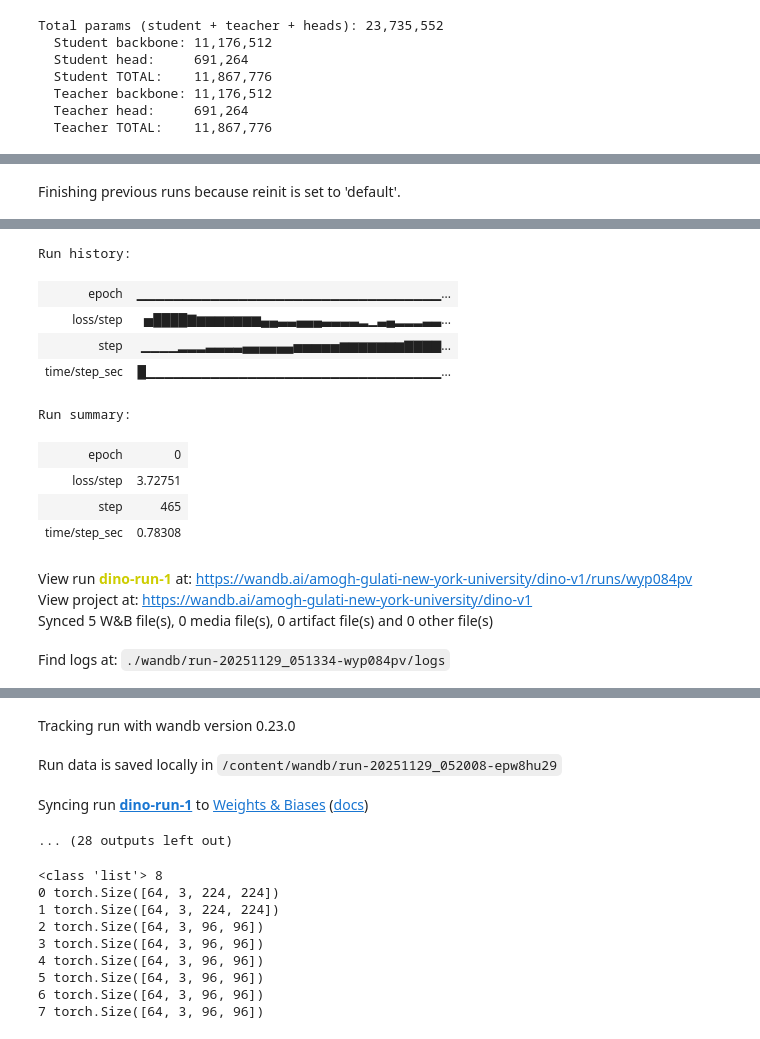
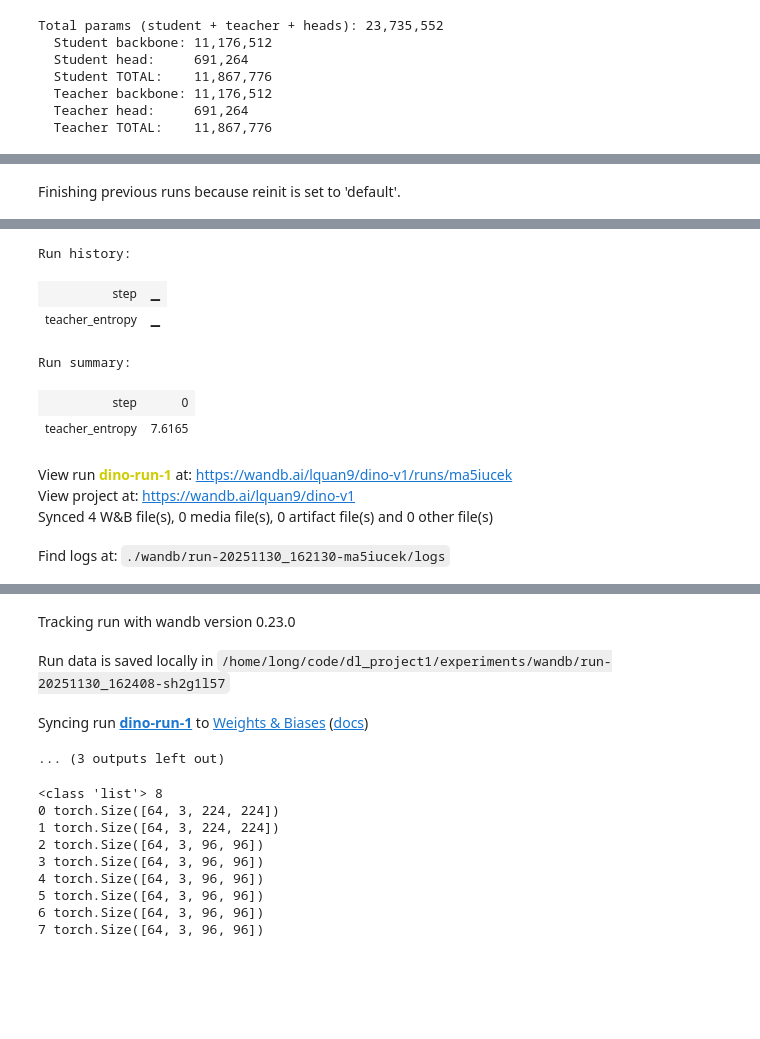
Before and after one commit to Photonf22/NYU-ds-ga-1008FinalProject, a Jupyter notebook: experiments/dino.ipynb, the cells around one changed output, grey strips where cells are left out. Drawn from its saved outputs; the diff is of its cells as text; code cells hidden in the pictures; blank space fills up the shorter version.

Commit message:
testing dino

```diff
--- a/experiments/dino.ipynb
+++ b/experiments/dino.ipynb
@@ -160,7 +159,7 @@ class DINO(torch.nn.Module):
         super().__init__()
         self.student_backbone = backbone
         self.student_head = DINOProjectionHead(
-            input_dim, 512, 64, 2048, freeze_last_layer=1
+            input_dim, 512, 64, 2048, freeze_last_layer=30
         )
         self.teacher_backbone = copy.deepcopy(backbone)
         self.teacher_head = DINOProjectionHead(input_dim, 512, 64, 2048)
@@ -187,7 +186,7 @@ input_dim = 512
 # %%
 model = DINO(backbone, input_dim)
 # %%
-device = "cuda" if torch.cuda.is_available() else "cpu"
+device = "cuda:2" if torch.cuda.is_available() else "cpu"
 model.to(device)
 # %% [output]
 DINO(
@@ -269,5 +283,16 @@ criterion = criterion.to(device)
 # %%
-optimizer = torch.optim.Adam(model.parameters(), lr=0.001)
+# optimizer = torch.optim.Adam(model.parameters(), lr=0.001)
+optimizer = torch.optim.AdamW(
+    model.parameters(),
+    lr=3e-4,
+    weight_decay=1e-4,
+    betas=(0.9, 0.95),
+)
+# %%
+def teacher_entropy(logits):
+    # logits: (B, C)
+    probs = torch.softmax(logits, dim=-1)
+    return -(probs * (probs + 1e-8).log()).sum(dim=-1).mean()
 # %%
 epochs = 100
 # %%
@@ -293,11 +315,12 @@ Drive already mounted at /content/drive; to attempt to forcibly remount, call dr
 # ---------- wandb init ----------
 # ---------- Project / save dir ----------
 PROJECT_NAME = "dino-v1"  # wandb project AND folder name
-save_dir = DRIVE_ROOT / PROJECT_NAME
+DRIVE_ROOT = "outputs"
+save_dir = Path(DRIVE_ROOT) / Path(PROJECT_NAME)
 save_dir.mkdir(parents=True, exist_ok=True)
 
 wandb.init(
-    entity="amogh-gulati-new-york-university",
+    entity="lquan9",
     project=PROJECT_NAME,
     name="dino-run-1",      # change run name if you like
 )
@@ -325,6 +348,14 @@ for epoch in range(epochs):
         # teacher only on global crops
         teacher_out = [model.forward_teacher(v) for v in global_views]
 
+        # Inside training loop, after computing teacher_out
+        with torch.no_grad():
+        # teacher_out is a list of tensors for the two global crops, same shape
+            t_logits = teacher_out[0]  # (B, 2048)
+            ent = teacher_entropy(t_logits)
+            if global_step % 100 == 0:
+                wandb.log({"teacher_entropy": ent.item(), "step": global_step})
+
         # student on all crops (global + local)
         student_out = [model.forward(v) for v in views]
 
@@ -332,7 +363,11 @@ for epoch in range(epochs):
         total_loss += loss.detach()
 
         loss.backward()
+
+        # freeze_epochs = 30  # instead of relying on default 1 epoch
+
         model.student_head.cancel_last_layer_gradients(current_epoch=epoch)
+
         optimizer.step()
         optimizer.zero_grad()
 
@@ -348,51 +383,47 @@ for epoch in range(epochs):
         )
 
         global_step += 1
         step_start = time.time()
 
     avg_loss = total_loss / len(dataloader)
     print(f"epoch: {epoch:>02}, loss: {avg_loss:.5f}")
 
     # ---- wandb logging ----
     wandb.log({
         "loss/train": avg_loss,
         "epoch": epoch,
     })
 
     # ---- Save checkpoint to Drive (always same filename) ----
     ckpt_path = save_dir / f"{PROJECT_NAME}_latest.pt"
     torch.save(
         {
             "epoch": epoch,
             "model_state": model.state_dict(),
             "optimizer_state": optimizer.state_dict(),
             "avg_loss": avg_loss,
         },
         ckpt_path,
     )
     print(f"✓ Saved checkpoint: {ckpt_path}")
 # %% [output]
 Finishing previous runs because reinit is set to 'default'.
 [interactive output not drawn]
 Run history:
-| epoch | ▁▁▁▁▁▁▁▁▁▁▁▁▁▁▁▁▁▁▁▁▁▁▁▁▁▁▁▁▁▁▁▁▁... |
-| loss/step | ▅████▇▆▆▆▆▆▆▆▄▄▃▃▄▄▄▃▃▃▃▂▁▃▄▂▂▂▃▃... |
-| step | ▁▁▁▁▂▂▂▃▃▃▃▄▄▄▄▄▄▅▅▅▅▅▆▆▆▆▆▆▆▇▇▇▇... |
-| time/step_sec | █▁▁▁▁▁▁▁▁▁▁▁▁▁▁▁▁▁▁▁▁▁▁▁▁▁▁▁▁▁▁▁▁... |
+| step | ▁ |
+| teacher_entropy | ▁ |
 Run summary:
-| epoch | 0 |
-| loss/step | 3.72751 |
-| step | 465 |
-| time/step_sec | 0.78308 |
+| step | 0 |
+| teacher_entropy | 7.6165 |
-View run dino-run-1 at: https://wandb.ai/amogh-gulati-new-york-university/dino-v1/runs/wyp084pv
-View project at: https://wandb.ai/amogh-gulati-new-york-university/dino-v1
-Synced 5 W&B file(s), 0 media file(s), 0 artifact file(s) and 0 other file(s)
+View run dino-run-1 at: https://wandb.ai/lquan9/dino-v1/runs/ma5iucek
+View project at: https://wandb.ai/lquan9/dino-v1
+Synced 4 W&B file(s), 0 media file(s), 0 artifact file(s) and 0 other file(s)
-Find logs at: ./wandb/run-20251129_051334-wyp084pv/logs
+Find logs at: ./wandb/run-20251130_162130-ma5iucek/logs
 [interactive output not drawn]
 Tracking run with wandb version 0.23.0
-Run data is saved locally in /content/wandb/run-20251129_052008-epw8hu29
+Run data is saved locally in /home/long/code/dl_project1/experiments/wandb/run-20251130_162408-sh2g1l57
 Syncing run dino-run-1 to Weights & Biases (docs)
-... (28 outputs left out)
+... (3 outputs left out)
 # %%
 views = next(iter(dataloader))
 print(type(views), len(views))
```
Also changed, not shown: parts of 5 cells of this notebook, 3 other files.
